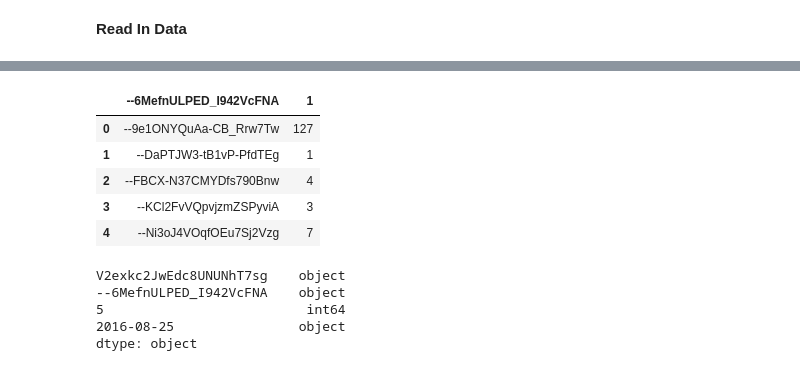
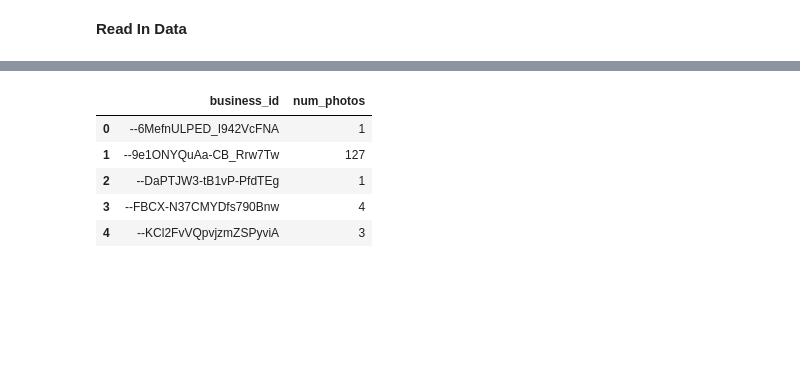
Before and after one commit to mwoluchem/Recommendations_CS209, a Jupyter notebook: Recommendations_EDA-JD.ipynb, the cells around one changed output, grey strips where cells are left out. Cells and saved outputs as stored; diff of their text form; code cells hidden in the pictures; blank space fills up the shorter version.

Commit message:
Redid data cleaning and heatmap

```diff
--- a/Recommendations_EDA-JD.ipynb
+++ b/Recommendations_EDA-JD.ipynb
@@ -19,8 +20,9 @@ import json
 # %% [markdown]
 **Read In Data**
 # %%
-checkin = pd.read_csv('Data/checkin_summary.csv')
-photos = pd.read_csv('Data/photos_summary.csv')
-review = pd.read_csv('Data/review_small.csv')
+checkins = pd.read_csv('Data/checkin_summary.csv', header=None)
+photos = pd.read_csv('Data/photos_summary.csv', header=None)
+reviews = pd.read_csv('Data/review_small.csv', header=None)
 biz = pd.read_csv('Data/small_businesses.csv')
-tips = pd.read_csv('Data/tip_summary.csv')
+tips = pd.read_csv('Data/tip_summary.csv', header=None)
+users = pd.read_json(path_or_buf='Data/user_small.json', lines=True)
@@ -57,17 +67,10 @@ checkin.head()
 # %%
+photos.columns = ['business_id', 'num_photos']
 photos.head()
 # %% [output]
-|  | --6MefnULPED_I942VcFNA | 1 |
-| 0 | --9e1ONYQuAa-CB_Rrw7Tw | 127 |
-| 1 | --DaPTJW3-tB1vP-PfdTEg | 1 |
-| 2 | --FBCX-N37CMYDfs790Bnw | 4 |
-| 3 | --KCl2FvVQpvjzmZSPyviA | 3 |
-| 4 | --Ni3oJ4VOqfOEu7Sj2Vzg | 7 |
+|  | business_id | num_photos |
+| 0 | --6MefnULPED_I942VcFNA | 1 |
+| 1 | --9e1ONYQuAa-CB_Rrw7Tw | 127 |
+| 2 | --DaPTJW3-tB1vP-PfdTEg | 1 |
+| 3 | --FBCX-N37CMYDfs790Bnw | 4 |
+| 4 | --KCl2FvVQpvjzmZSPyviA | 3 |
-# %%
-review.dtypes
-# %% [output]
-V2exkc2JwEdc8UNUNhT7sg    object
---6MefnULPED_I942VcFNA    object
-5                          int64
-2016-08-25                object
-dtype: object
```
Also changed, not shown: parts of 24 cells of this notebook.
